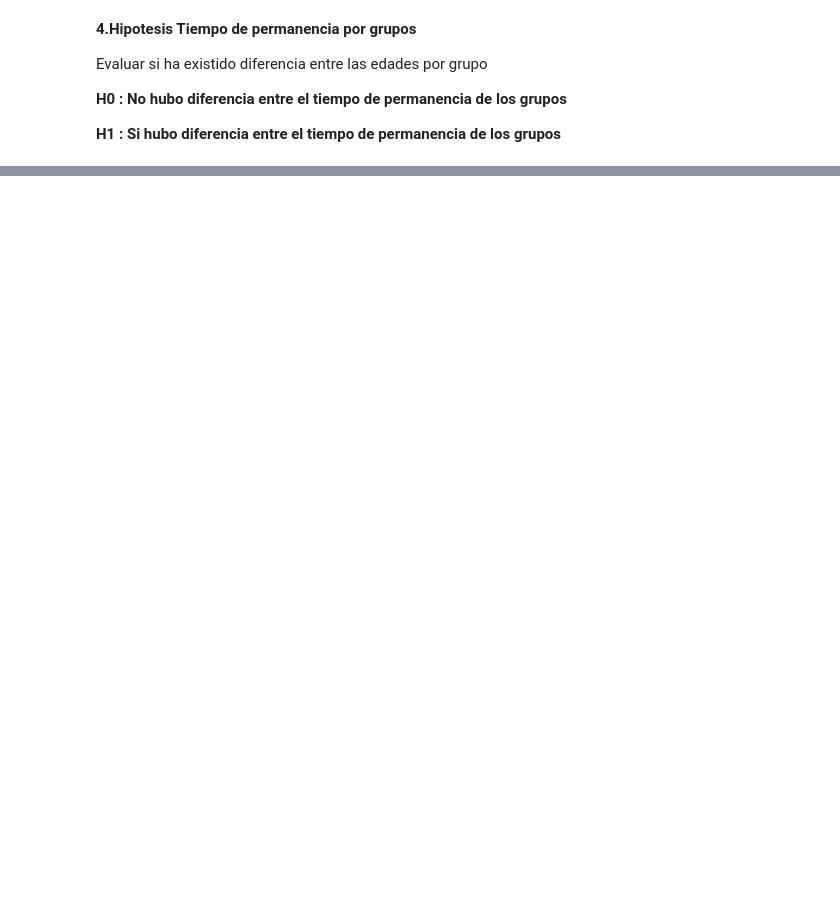
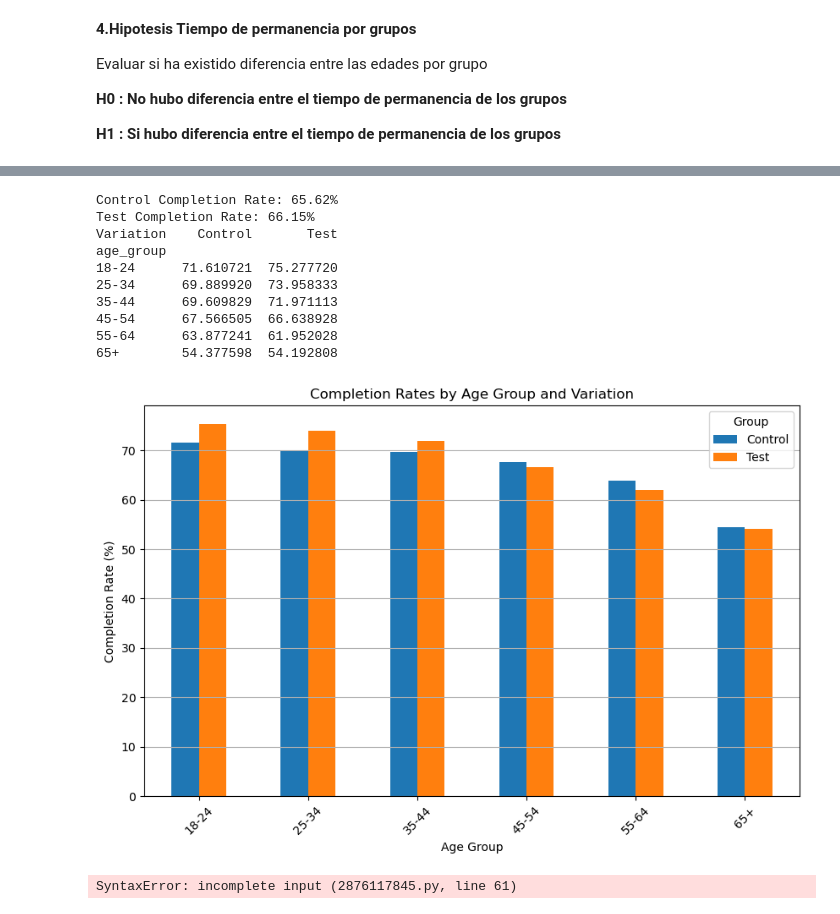
Before and after one commit to Osanchezr/Vanguard-AB-test, a Jupyter notebook: main_oscar.ipynb, the cells around one changed output, grey strips where cells are left out. Cells and saved outputs as stored; diff of their text form; code cells hidden in the pictures; blank space fills up the shorter version.

```diff
--- a/main_oscar.ipynb
+++ b/main_oscar.ipynb
@@ -898,38 +900,40 @@ clientes_test_unique_tenure.std()
 # %%
-# 1. Verificar los valores únicos en la columna 'is_complete'
-unique_values = df_finalv3['is_complete'].unique()
-print("Valores únicos en 'is_complete':", unique_values)
-# 2. Convertir la columna 'is_complete' a valores numéricos
-# Reemplazar valores de texto por 1 y 0
-df_finalv3['is_complete'] = df_finalv3['is_complete'].replace({'Complete': 1, 'Incomplete': 0})
-# 3. Eliminar filas con valores NaN en 'is_complete' (si es necesario)
-df_finalv3 = df_finalv3.dropna(subset=['is_complete'])
-# 4. Filtrando los datos de Control y Test
-control_group = df_finalv3[df_finalv3['Variation'] == 'Control']
-test_group = df_finalv3[df_finalv3['Variation'] == 'Test']
+
 # 5. Calcular la tasa de finalización para cada grupo
-control_completion_rate = control_group['is_complete'].mean() * 100
-test_completion_rate = test_group['is_complete'].mean() * 100
+control_completion_rate = df_control['is_complete'].mean() * 100
+test_completion_rate = df_test['is_complete'].mean() * 100
 print(f"Control Completion Rate: {control_completion_rate:.2f}%")
 print(f"Test Completion Rate: {test_completion_rate:.2f}%")
 # 6. Definir los rangos de edad
 bins = [18, 24, 34, 44, 54, 64, 100]  # Considerando un rango hasta 100 para simplificar
 labels = ['18-24', '25-34', '35-44', '45-54', '55-64', '65+']
 # 7. Crear una nueva columna en el DataFrame para el rango de edad
 df_finalv3['age_group'] = pd.cut(df_finalv3['clnt_age'], bins=bins, labels=labels, right=True)
 # 8. Filtrar grupos por edad y calcular la tasa de finalización
 completion_rates_age = df_finalv3.groupby(['age_group', 'Variation'])['is_complete'].mean().unstack() * 100
 # 9. Mostrar tasas de finalización por grupo de edad
 print(completion_rates_age)
 # 10. Visualización de Resultados
 completion_rates_age.plot(kind='bar', figsize=(10, 6))
 plt.title('Completion Rates by Age Group and Variation')
 plt.ylabel('Completion Rate (%)')
 plt.xlabel('Age Group')
 plt.xticks(rotation=45)
 plt.legend(title='Group')
 plt.grid(axis='y')
 plt.show()
+# %% [output]
+Control Completion Rate: 65.62%
+Test Completion Rate: 66.15%
+Variation    Control       Test
+age_group
+18-24      71.610721  75.277720
+25-34      69.889920  73.958333
+35-44      69.609829  71.971113
+45-54      67.566505  66.638928
+55-64      63.877241  61.952028
+65+        54.377598  54.192808
+[figure, added]
 # %%
 import pandas as pd
 from statsmodels.stats.proportion import proportions_ztest
@@ -992,3 +996,5 @@ if p_value_older < alpha:
     print("Rechazamos la hipótesis nula para mayores: Hay una diferencia significativa en la tasa de finalización.")
 else:
     print("No rechazamos la hipótesis nula para mayores: No hay evidencia suficiente para afirmar que los mayores tienen más éxito de finalización."
+# %% [output]
+SyntaxError: incomplete input (2876117845.py, line 61)
```
Also changed, not shown: parts of 15 cells of this notebook.
